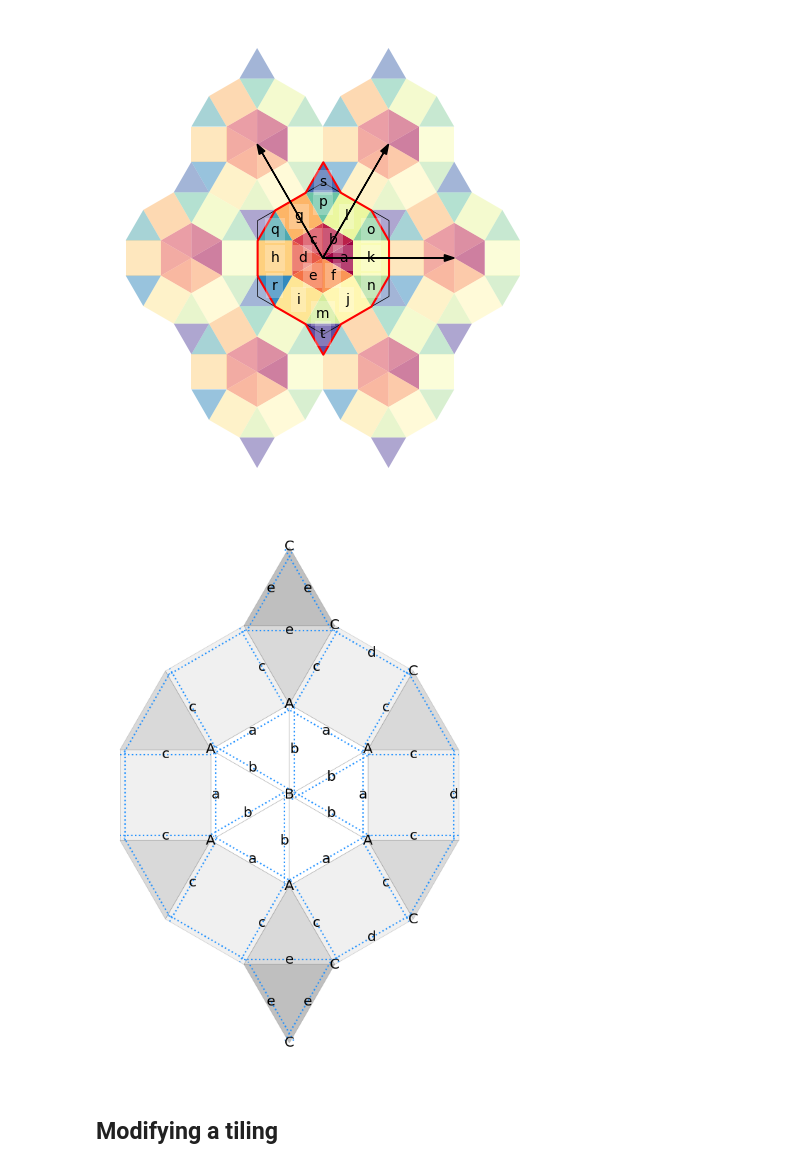
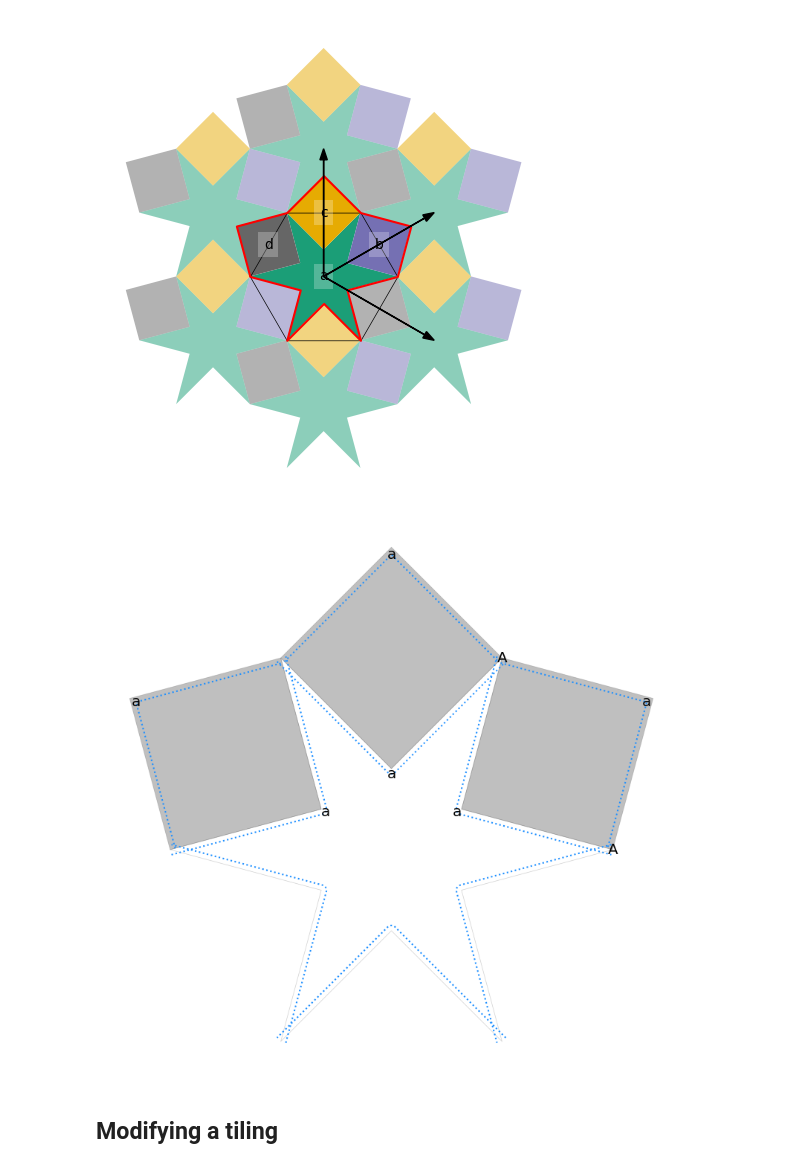
Before and after one commit to DOSull/weavingspace, a Jupyter notebook: examples/topology-new-working.ipynb, the cells around one changed output. Drawn from its saved outputs; the diff is of its cells as text; code cells hidden in the pictures.

```diff
--- a/examples/topology-new-working.ipynb
+++ b/examples/topology-new-working.ipynb
@@ -32,20 +32,20 @@ tile.regularised_prototile = copy.deepcopy(tile.tiles[["geometry"]])
 # %%
 tile = TileUnit(tiling_type = "cairo", n = 3)
 tile = TileUnit(tiling_type = "hex-slice", n = 12, offset = 0)
 # tile = TileUnit(tiling_type = "hex-dissection", n = 9, offset = 1, offset_angle = 30)
 # tile = TileUnit(tiling_type = "lave", code = "3.4.6.4")
 # tile = TileUnit(tiling_type = "archi", code = "3.3.4.3.4")
 tile = TileUnit(tiling_type = "chavey", code = "K")
 # tile = TileUnit(tiling_type = "hex-colouring", n = 7)
 # tile = TileUnit(tiling_type = "grid", n = 2, nrows = 1, ncols = 2, xy_offset = (0.5, 0))
 # tile = TileUnit(tiling_type = "stripe", n = 5)
-# tile = TileUnit(tiling_type = "star2", code = "64")
+tile = TileUnit(tiling_type = "star2", code = "64", spacing = 5000)
 # tile = tiling_utils.minimise_weave_unit(WeaveUnit(weave_type = "twill", n = 2, strands = "ab|cd"))
 # tile = WeaveUnit(weave_type = "basket", n = 3, strands = "abc|def")
 # tile = TileUnit(base_shape = TileShape.TRIANGLE)
 tile.plot(figsize = (6, 6), r = 1, show_vectors = True).set_axis_off()
 # %% [output]
-[figure, old version]
+[figure, new version]
 # %%
 topo = Topology(tile, ignore_tile_ids = True)
 # %%
@@ -61,7 +61,7 @@ ax = topology_plot.plot(
   show_dual_tiles = False,
 )
 # %% [output]
-[figure, old version]
+[figure, new version]
 # %% [markdown]
 ## Modifying a tiling
 # %%
```
Also changed, not shown: parts of 4 cells of this notebook, 2 other files.
